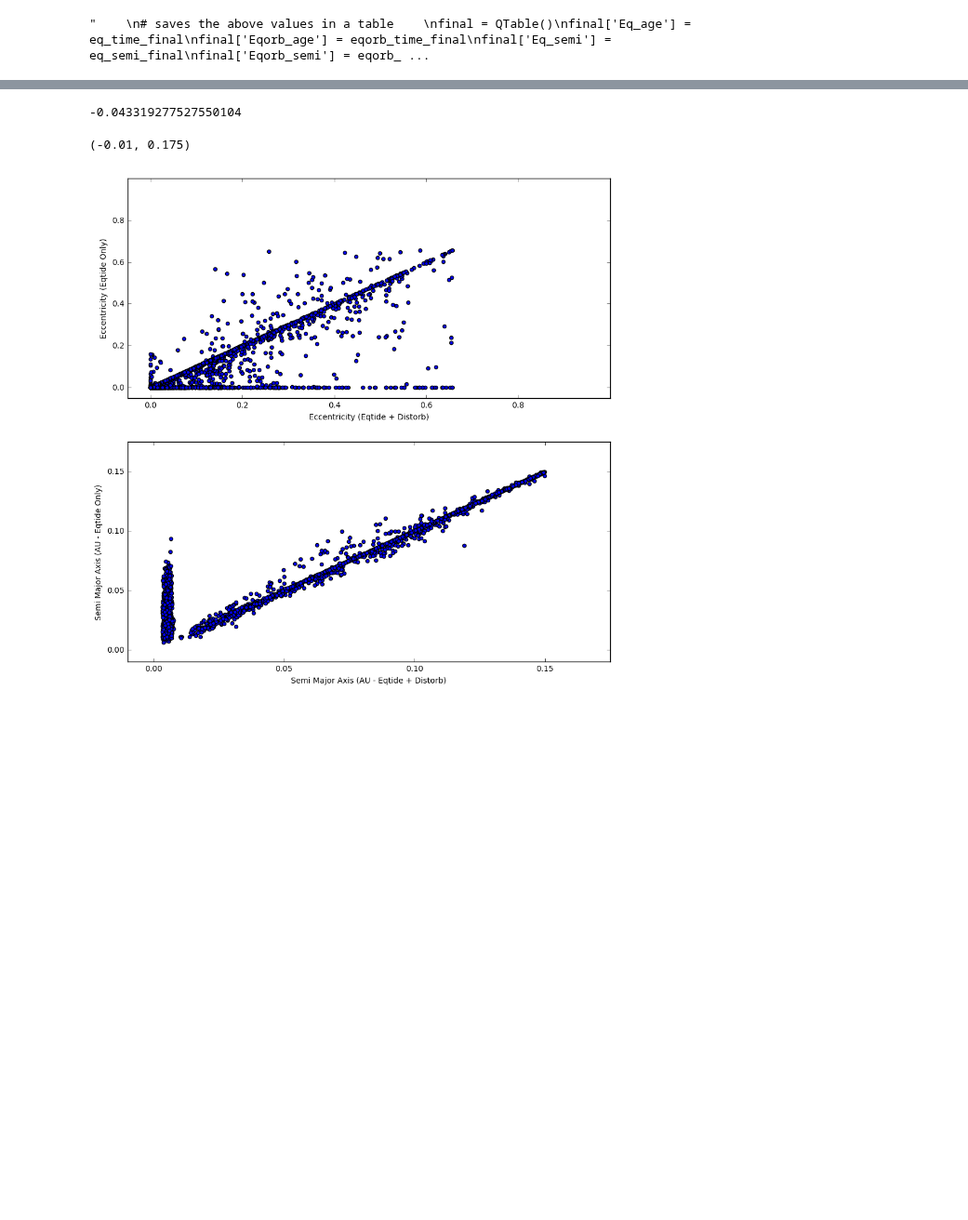
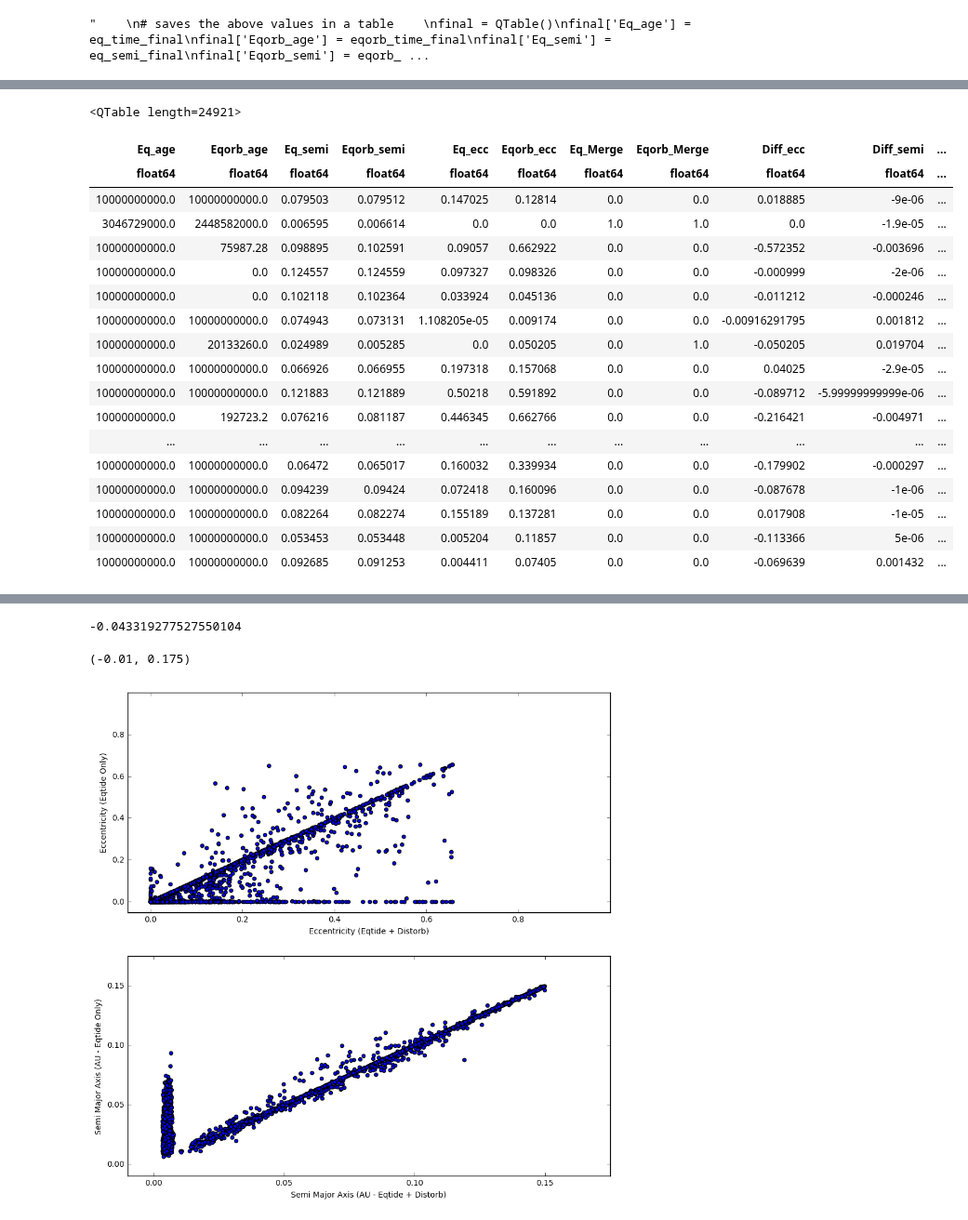
Before and after one commit to dm1681/Merging_Perts, a Jupyter notebook: Research/Merging_Perts/finished_runs.ipynb, the cells around one changed output, grey strips where cells are left out. Shown at 93% size. Cells and saved outputs as stored; diff of their text form; code cells hidden in the pictures; blank space fills up the shorter version.

```diff
--- a/Research/Merging_Perts/finished_runs.ipynb
+++ b/Research/Merging_Perts/finished_runs.ipynb
@@ -146,34 +165,59 @@ eqorb_semi_final.shape
 # %%
+# organize with some tables and filter out uncompleted runs
 eq_final = QTable()
 eq_final['Sim #'] = eq_sim_num
 eq_final['age'] = eq_time_final
 eq_final['semi'] = eq_semi_final
 eq_final['ecc'] = eq_ecc_final
 eq_final['eqorb_stats'] = eqorb_time_final
+eq_final['Merged'] = eq_merged
 
 both_exist = np.where(eq_final['eqorb_stats'] != -9999)
 eqorb_uncomp = np.where(eqorb_time_final != -9999)
 eq_final = eq_final[both_exist]
 eqorb_time_final = eqorb_time_final[eqorb_uncomp]
 
 eqorb_final = QTable()
 eqorb_final['Sim #'] = eqorb_sim_num
 eqorb_final['age'] = eqorb_time_final
 eqorb_final['semi'] = eqorb_semi_final
 eqorb_final['ecc'] = eqorb_ecc_final
-
+eqorb_final['Merged'] = eqorb_merged
 
 
 final = QTable()
 final['Eq_age'] = eq_final['age']
 final['Eqorb_age'] = eqorb_final['age']
 final['Eq_semi'] = eq_final['semi']
 final['Eqorb_semi'] = eqorb_final['semi']
 final['Eq_ecc'] = eq_final['ecc']
 final['Eqorb_ecc'] = eqorb_final['ecc']
+final['Eq_Merge'] = eq_final['Merged']
+final['Eqorb_Merge'] = eqorb_final['Merged']
 final['Diff_ecc'] = ecc_diff
 final['Diff_semi'] = semi_diff
 final['Sim #'] = eq_final['Sim #']
+final
+# %% [output]
+<QTable length=24921>
+| Eq_age | Eqorb_age | Eq_semi | Eqorb_semi | Eq_ecc | Eqorb_ecc | Eq_Merge | Eqorb_Merge | Diff_ecc | Diff_semi | ... |
+| float64 | float64 | float64 | float64 | float64 | float64 | float64 | float64 | float64 | float64 | ... |
+| 10000000000.0 | 10000000000.0 | 0.079503 | 0.079512 | 0.147025 | 0.12814 | 0.0 | 0.0 | 0.018885 | -9e-06 | ... |
+| 3046729000.0 | 2448582000.0 | 0.006595 | 0.006614 | 0.0 | 0.0 | 1.0 | 1.0 | 0.0 | -1.9e-05 | ... |
+| 10000000000.0 | 75987.28 | 0.098895 | 0.102591 | 0.09057 | 0.662922 | 0.0 | 0.0 | -0.572352 | -0.003696 | ... |
+| 10000000000.0 | 0.0 | 0.124557 | 0.124559 | 0.097327 | 0.098326 | 0.0 | 0.0 | -0.000999 | -2e-06 | ... |
+| 10000000000.0 | 0.0 | 0.102118 | 0.102364 | 0.033924 | 0.045136 | 0.0 | 0.0 | -0.011212 | -0.000246 | ... |
+| 10000000000.0 | 10000000000.0 | 0.074943 | 0.073131 | 1.108205e-05 | 0.009174 | 0.0 | 0.0 | -0.00916291795 | 0.001812 | ... |
+| 10000000000.0 | 20133260.0 | 0.024989 | 0.005285 | 0.0 | 0.050205 | 0.0 | 1.0 | -0.050205 | 0.019704 | ... |
+| 10000000000.0 | 10000000000.0 | 0.066926 | 0.066955 | 0.197318 | 0.157068 | 0.0 | 0.0 | 0.04025 | -2.9e-05 | ... |
+| 10000000000.0 | 10000000000.0 | 0.121883 | 0.121889 | 0.50218 | 0.591892 | 0.0 | 0.0 | -0.089712 | -5.99999999999e-06 | ... |
+| 10000000000.0 | 192723.2 | 0.076216 | 0.081187 | 0.446345 | 0.662766 | 0.0 | 0.0 | -0.216421 | -0.004971 | ... |
+| ... | ... | ... | ... | ... | ... | ... | ... | ... | ... | ... |
+| 10000000000.0 | 10000000000.0 | 0.06472 | 0.065017 | 0.160032 | 0.339934 | 0.0 | 0.0 | -0.179902 | -0.000297 | ... |
+| 10000000000.0 | 10000000000.0 | 0.094239 | 0.09424 | 0.072418 | 0.160096 | 0.0 | 0.0 | -0.087678 | -1e-06 | ... |
+| 10000000000.0 | 10000000000.0 | 0.082264 | 0.082274 | 0.155189 | 0.137281 | 0.0 | 0.0 | 0.017908 | -1e-05 | ... |
+| 10000000000.0 | 10000000000.0 | 0.053453 | 0.053448 | 0.005204 | 0.11857 | 0.0 | 0.0 | -0.113366 | 5e-06 | ... |
+| 10000000000.0 | 10000000000.0 | 0.092685 | 0.091253 | 0.004411 | 0.07405 | 0.0 | 0.0 | -0.069639 | 0.001432 | ... |
 # %%
 fig,ax = plt.subplots(2,1)
 fig.set_size_inches(11,11)
```
Also changed, not shown: parts of 6 cells of this notebook, 2 other files.
